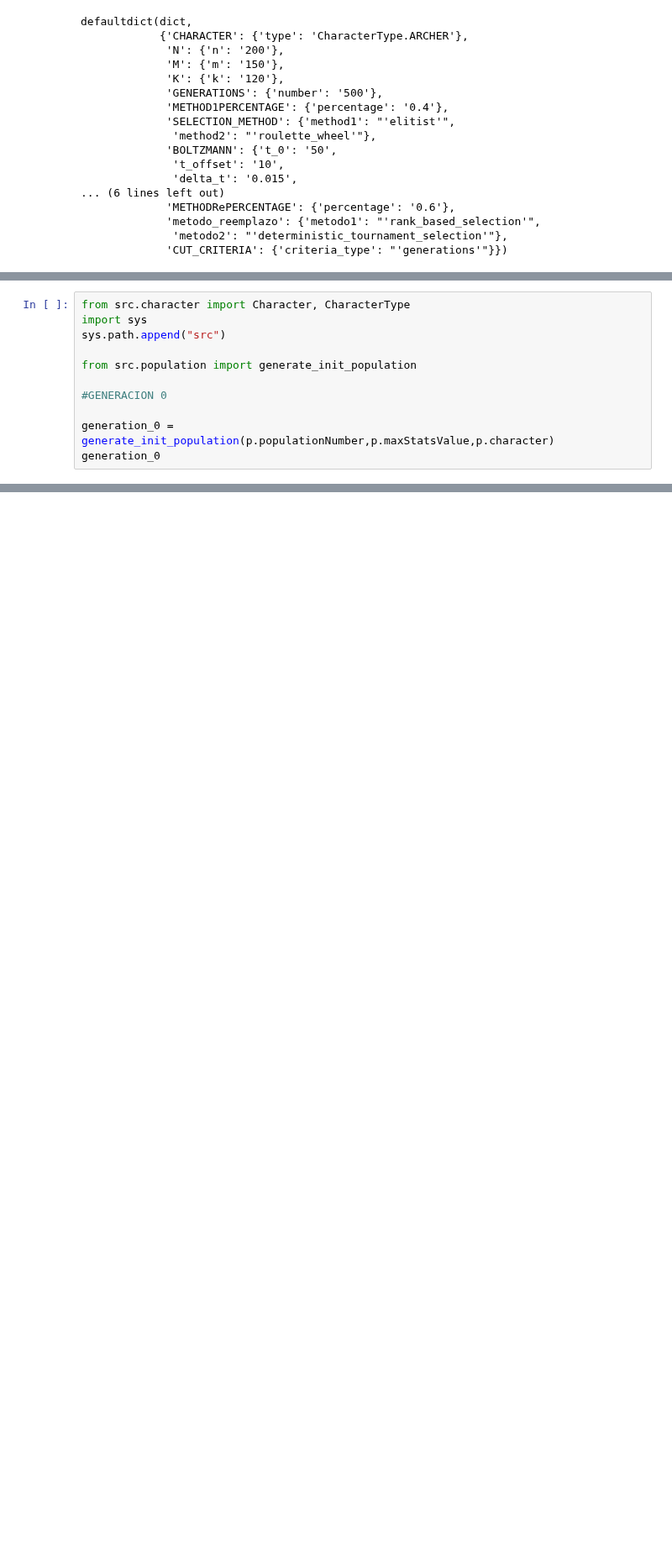
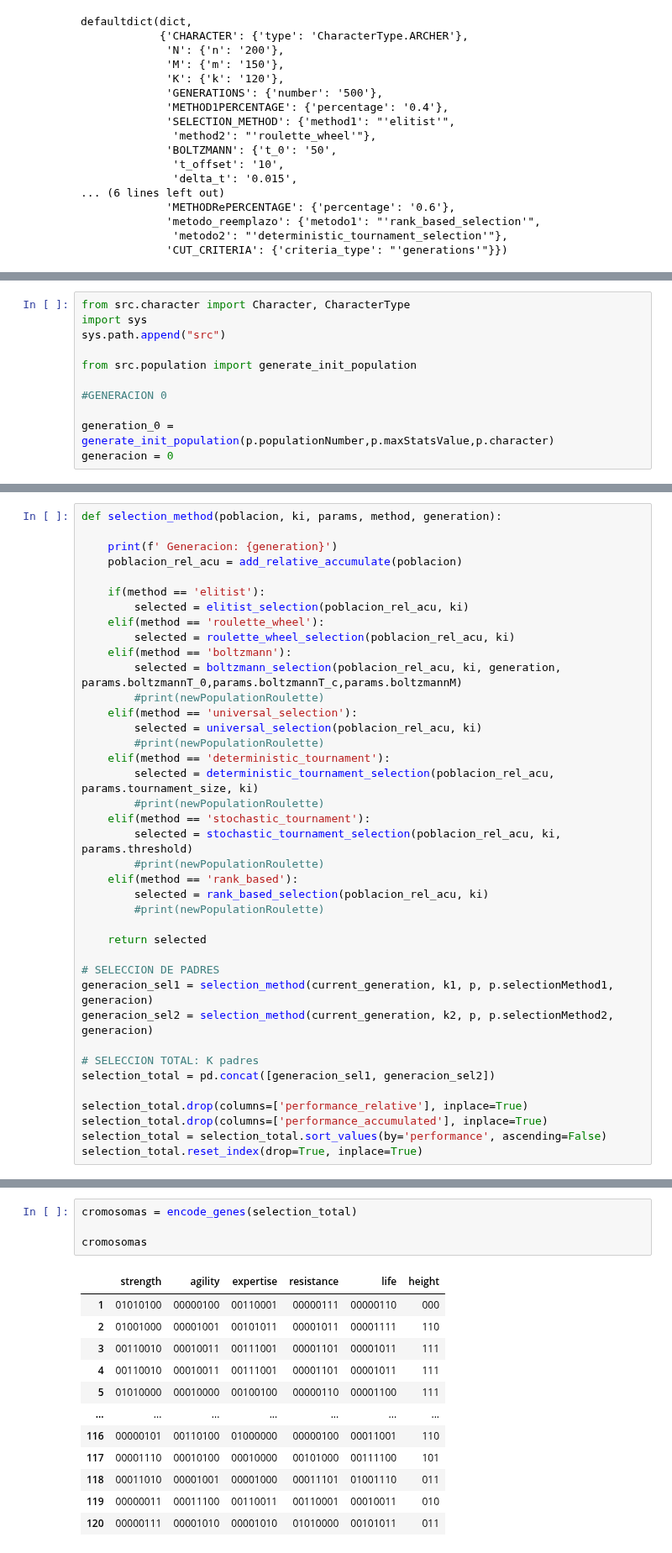
Before and after one commit to marianopm/sia-tp2, a Jupyter notebook: main-test.ipynb, the cells around one changed output, grey strips where cells are left out. Shown at 84% size. Cells and saved outputs as stored; diff of their text form; blank space fills up the shorter version.

```diff
--- a/main-test.ipynb
+++ b/main-test.ipynb
@@ -155,4 +155,4 @@ from src.population import generate_init_population
 #GENERACION 0
 
 generation_0 = generate_init_population(p.populationNumber,p.maxStatsValue,p.character)
-generation_0
+generacion = 0
@@ -172,0 +178,39 @@ generation_0
+# %%
+def selection_method(poblacion, ki, params, method, generation):
+
+    print(f' Generacion: {generation}')
+    poblacion_rel_acu = add_relative_accumulate(poblacion)
+
+    if(method == 'elitist'):
+        selected = elitist_selection(poblacion_rel_acu, ki)
+    elif(method == 'roulette_wheel'):
+        selected = roulette_wheel_selection(poblacion_rel_acu, ki)
+    elif(method == 'boltzmann'):
+        selected = boltzmann_selection(poblacion_rel_acu, ki, generation, params.boltzmannT_0,params.boltzmannT_c,params.boltzmannM)
+        #print(newPopulationRoulette)
+    elif(method == 'universal_selection'):
+        selected = universal_selection(poblacion_rel_acu, ki)
+        #print(newPopulationRoulette)
+    elif(method == 'deterministic_tournament'):
+        selected = deterministic_tournament_selection(poblacion_rel_acu, params.tournament_size, ki)
+        #print(newPopulationRoulette)
+    elif(method == 'stochastic_tournament'):
+        selected = stochastic_tournament_selection(poblacion_rel_acu, ki, params.threshold)
+        #print(newPopulationRoulette)
+    elif(method == 'rank_based'):
+        selected = rank_based_selection(poblacion_rel_acu, ki)
+        #print(newPopulationRoulette)
+
+    return selected
+
+# SELECCION DE PADRES
+generacion_sel1 = selection_method(current_generation, k1, p, p.selectionMethod1, generacion)
+generacion_sel2 = selection_method(current_generation, k2, p, p.selectionMethod2, generacion)
+
+# SELECCION TOTAL: K padres
+selection_total = pd.concat([generacion_sel1, generacion_sel2])
+
+selection_total.drop(columns=['performance_relative'], inplace=True)
+selection_total.drop(columns=['performance_accumulated'], inplace=True)
+selection_total = selection_total.sort_values(by='performance', ascending=False)
+selection_total.reset_index(drop=True, inplace=True)
@@ -172,0 +220,17 @@ generation_0
+# %%
+cromosomas = encode_genes(selection_total)
+
+cromosomas
+# %% [output]
+|  | strength | agility | expertise | resistance | life | height |
+| 1 | 01010100 | 00000100 | 00110001 | 00000111 | 00000110 | 000 |
+| 2 | 01001000 | 00001001 | 00101011 | 00001011 | 00001111 | 110 |
+| 3 | 00110010 | 00010011 | 00111001 | 00001101 | 00001011 | 111 |
+| 4 | 00110010 | 00010011 | 00111001 | 00001101 | 00001011 | 111 |
+| 5 | 01010000 | 00010000 | 00100100 | 00000110 | 00001100 | 111 |
+| ... | ... | ... | ... | ... | ... | ... |
+| 116 | 00000101 | 00110100 | 01000000 | 00000100 | 00011001 | 110 |
+| 117 | 00001110 | 00010100 | 00010000 | 00101000 | 00111100 | 101 |
+| 118 | 00011010 | 00001001 | 00001000 | 00011101 | 01001110 | 011 |
+| 119 | 00000011 | 00011100 | 00110011 | 00110001 | 00010011 | 010 |
+| 120 | 00000111 | 00001010 | 00001010 | 01010000 | 00101011 | 011 |
```
Also changed, not shown: parts of 15 cells of this notebook, 3 other files.
